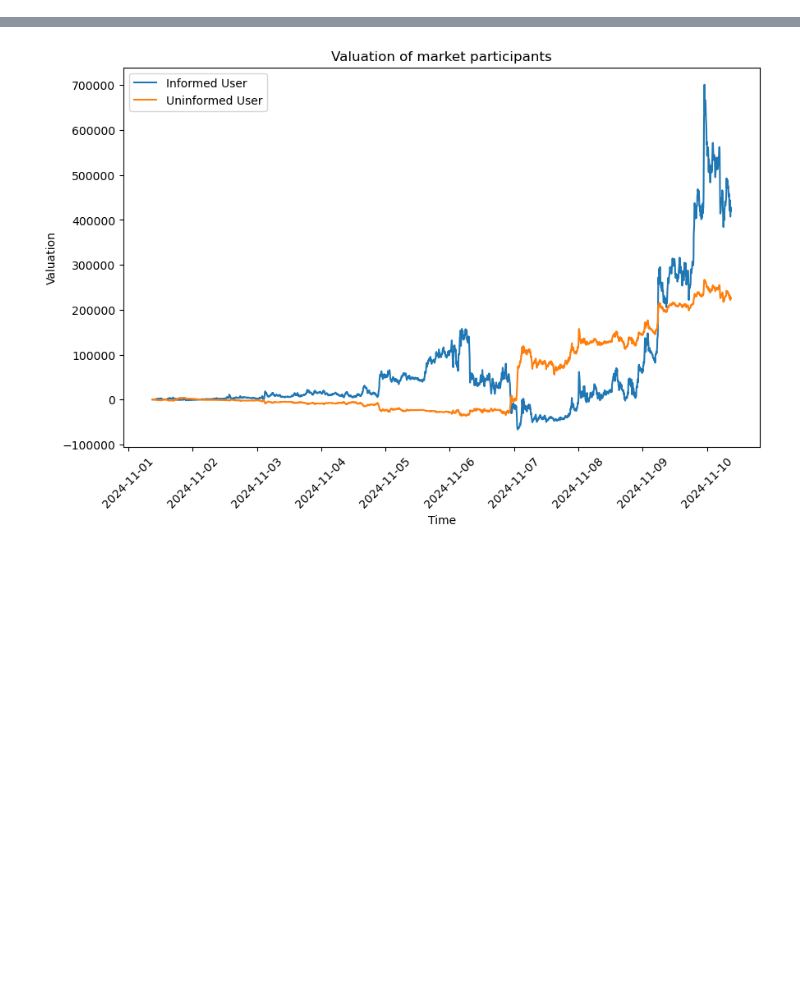
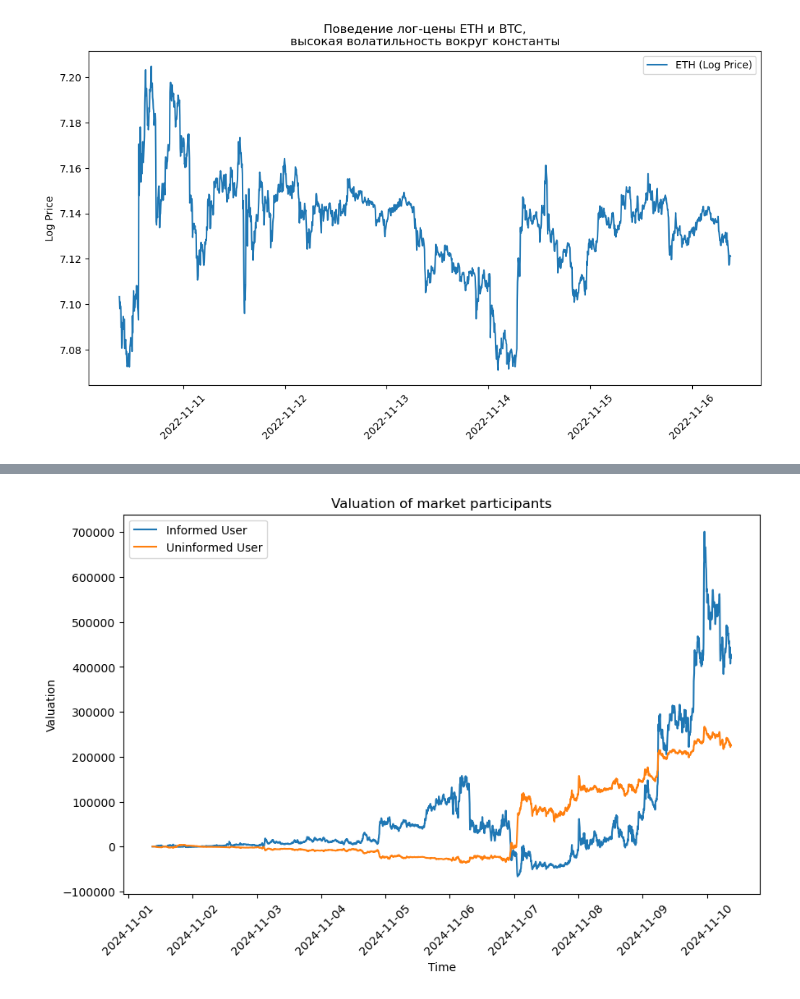
Before and after one commit to swnirk/Dex-Dynamic-Fee, a Jupyter notebook: visualizations/not_fixed_fee_simulation.ipynb, the cells around one changed output, grey strips where cells are left out. Cells and saved outputs as stored; diff of their text form; code cells hidden in the pictures; blank space fills up the shorter version.

```diff
--- a/visualizations/not_fixed_fee_simulation.ipynb
+++ b/visualizations/not_fixed_fee_simulation.ipynb
@@ -40,0 +136,16 @@ Joined candles count: 2593
+# %%
+import matplotlib.pyplot as plt
+import pandas as pd
+
+plt.figure(figsize=(12, 6))
+plt.plot(historical_prices_high_vol.time, historical_prices_high_vol["log_price_A"], label="ETH (Log Price)")
+# plt.plot(historical_prices_high_vol.time, historical_prices_high_vol["log_price_B"], label="BTC (Log Price)")
+
+plt.ylabel("Log Price")
+plt.xticks(rotation=45)
+
+plt.legend()
+plt.title("Поведение лог-цены ETH и BTC,\nвысокая волатильность вокруг константы")
+plt.show()
+# %% [output]
+[figure, added]
```
Also changed, not shown: parts of 28 cells of this notebook, 5 other files.
